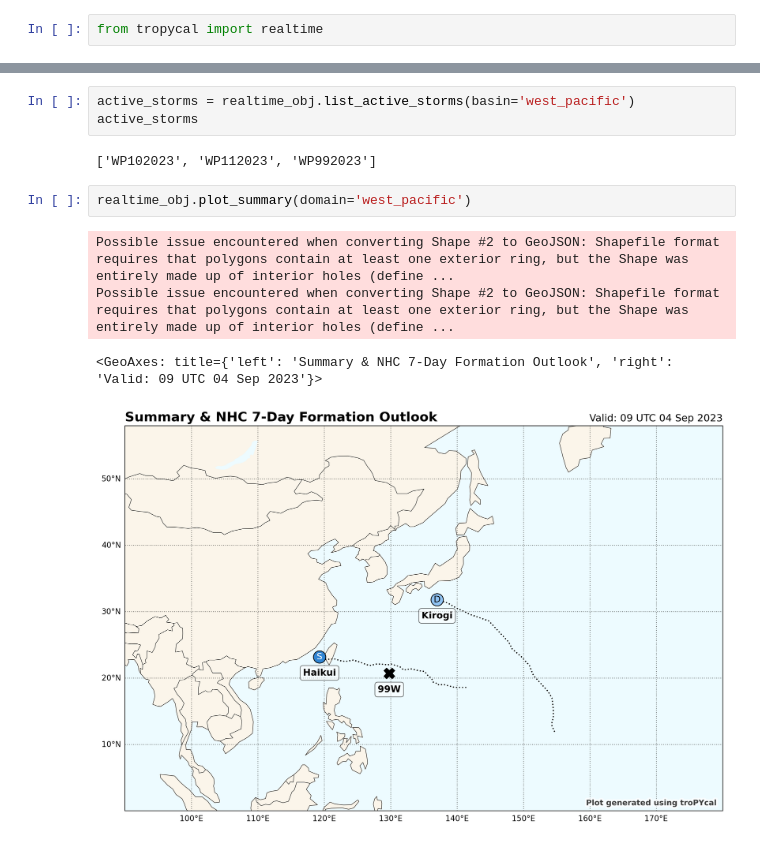
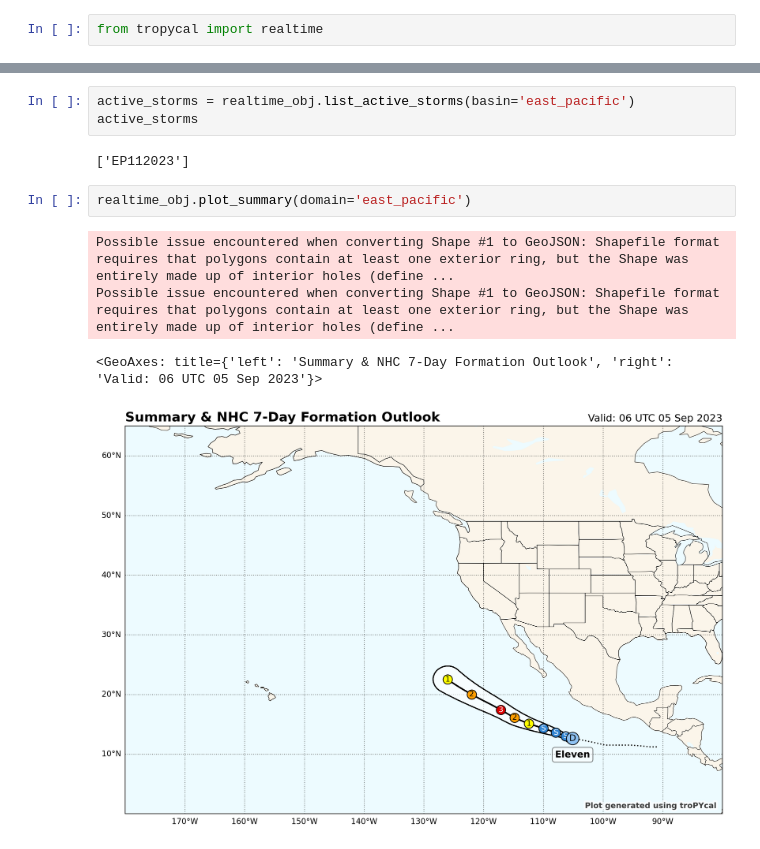
Before and after one commit to ddxv/storm-tracker, a Jupyter notebook: Storm Tracking with Tropycal.ipynb, the cells around one changed output, grey strips where cells are left out. Cells and saved outputs as stored; diff of their text form.

```diff
--- a/Storm Tracking with Tropycal.ipynb
+++ b/Storm Tracking with Tropycal.ipynb
@@ -8,13 +8,13 @@ realtime_obj = realtime.Realtime(jtwc=True, jtwc_source='ucar')
 # %%
-active_storms = realtime_obj.list_active_storms(basin='west_pacific')
+active_storms = realtime_obj.list_active_storms(basin='east_pacific')
 active_storms
 # %% [output]
-['WP102023', 'WP112023', 'WP992023']
+['EP112023']
 # %%
-realtime_obj.plot_summary(domain='west_pacific')
+realtime_obj.plot_summary(domain='east_pacific')
 # %% [output]
-Possible issue encountered when converting Shape #2 to GeoJSON: Shapefile format requires that polygons contain at least one exterior ring, but the Shape was entirely made up of interior holes (define ...
-Possible issue encountered when converting Shape #2 to GeoJSON: Shapefile format requires that polygons contain at least one exterior ring, but the Shape was entirely made up of interior holes (define ...
+Possible issue encountered when converting Shape #1 to GeoJSON: Shapefile format requires that polygons contain at least one exterior ring, but the Shape was entirely made up of interior holes (define ...
+Possible issue encountered when converting Shape #1 to GeoJSON: Shapefile format requires that polygons contain at least one exterior ring, but the Shape was entirely made up of interior holes (define ...
-<GeoAxes: title={'left': 'Summary & NHC 7-Day Formation Outlook', 'right': 'Valid: 09 UTC 04 Sep 2023'}>
+<GeoAxes: title={'left': 'Summary & NHC 7-Day Formation Outlook', 'right': 'Valid: 06 UTC 05 Sep 2023'}>
-[figure, old version]
+[figure, new version]
 # %%
```
Also changed, not shown: parts of 13 cells of this notebook, 4 other files.
